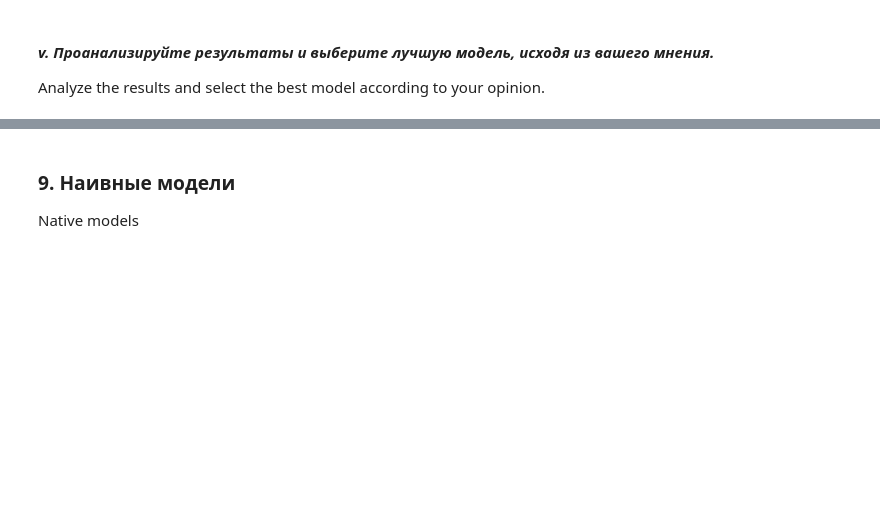
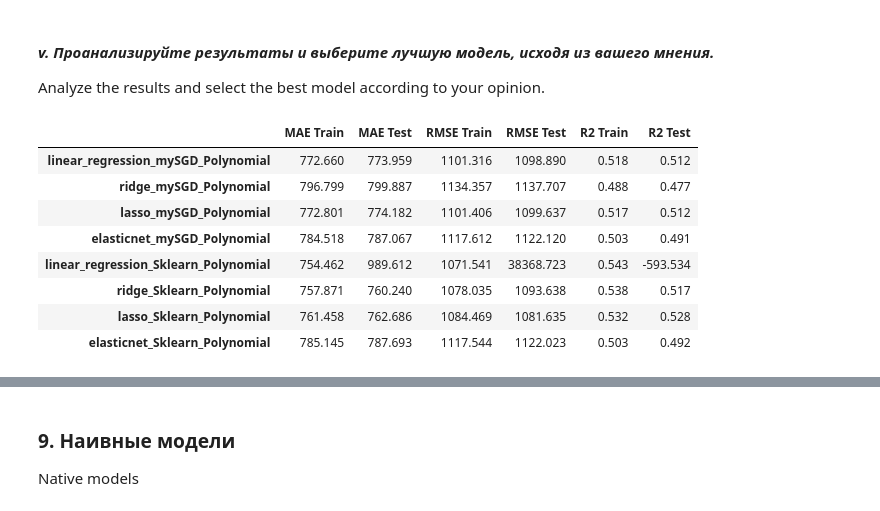
Before and after one commit to RunForJoy/core-linear-regression, a Jupyter notebook: src/ml.ipynb, the cells around one changed output, grey strips where cells are left out. Saved outputs shown, nothing was run; the diff lists cells and outputs as text; code cells hidden in the pictures; blank space fills up the shorter version.

```diff
--- a/src/ml.ipynb
+++ b/src/ml.ipynb
@@ -2390,3 +2374,5 @@ In the previous lesson, we created polynomial features with degree 10. Here we r
 # %% [markdown]
 #### ***iii. Обучите и настройте все реализованные нами алгоритмы — линейную регрессию, Ridge, Lasso и ElasticNet — на наборе полиномиальных признаков.***
 And train and fit all our implemented algorithms — Linear Regression, Ridge, Lasso, and ElasticNet — on a set of polynomial features.
+# %%
+models_results_poly = {}
@@ -2396,3 +2596,21 @@ Store the results of the quality metrics in the result dataframe.
 # %% [markdown]
 #### ***v. Проанализируйте результаты и выберите лучшую модель, исходя из вашего мнения.***
 Analyze the results and select the best model according to your opinion.
+# %%
+df_poly = pd.DataFrame.from_dict(
+    models_results_poly,
+    orient="index",
+    columns=["MAE Train", "MAE Test", "RMSE Train", "RMSE Test", "R2 Train", "R2 Test"],
+)
+
+display(df_poly.round(3))
+# %% [output]
+|  | MAE Train | MAE Test | RMSE Train | RMSE Test | R2 Train | R2 Test |
+| linear_regression_mySGD_Polynomial | 772.660 | 773.959 | 1101.316 | 1098.890 | 0.518 | 0.512 |
+| ridge_mySGD_Polynomial | 796.799 | 799.887 | 1134.357 | 1137.707 | 0.488 | 0.477 |
+| lasso_mySGD_Polynomial | 772.801 | 774.182 | 1101.406 | 1099.637 | 0.517 | 0.512 |
+| elasticnet_mySGD_Polynomial | 784.518 | 787.067 | 1117.612 | 1122.120 | 0.503 | 0.491 |
+| linear_regression_Sklearn_Polynomial | 754.462 | 989.612 | 1071.541 | 38368.723 | 0.543 | -593.534 |
+| ridge_Sklearn_Polynomial | 757.871 | 760.240 | 1078.035 | 1093.638 | 0.538 | 0.517 |
+| lasso_Sklearn_Polynomial | 761.458 | 762.686 | 1084.469 | 1081.635 | 0.532 | 0.528 |
+| elasticnet_Sklearn_Polynomial | 785.145 | 787.693 | 1117.544 | 1122.023 | 0.503 | 0.492 |
```
Also changed, not shown: parts of 79 cells of this notebook.
